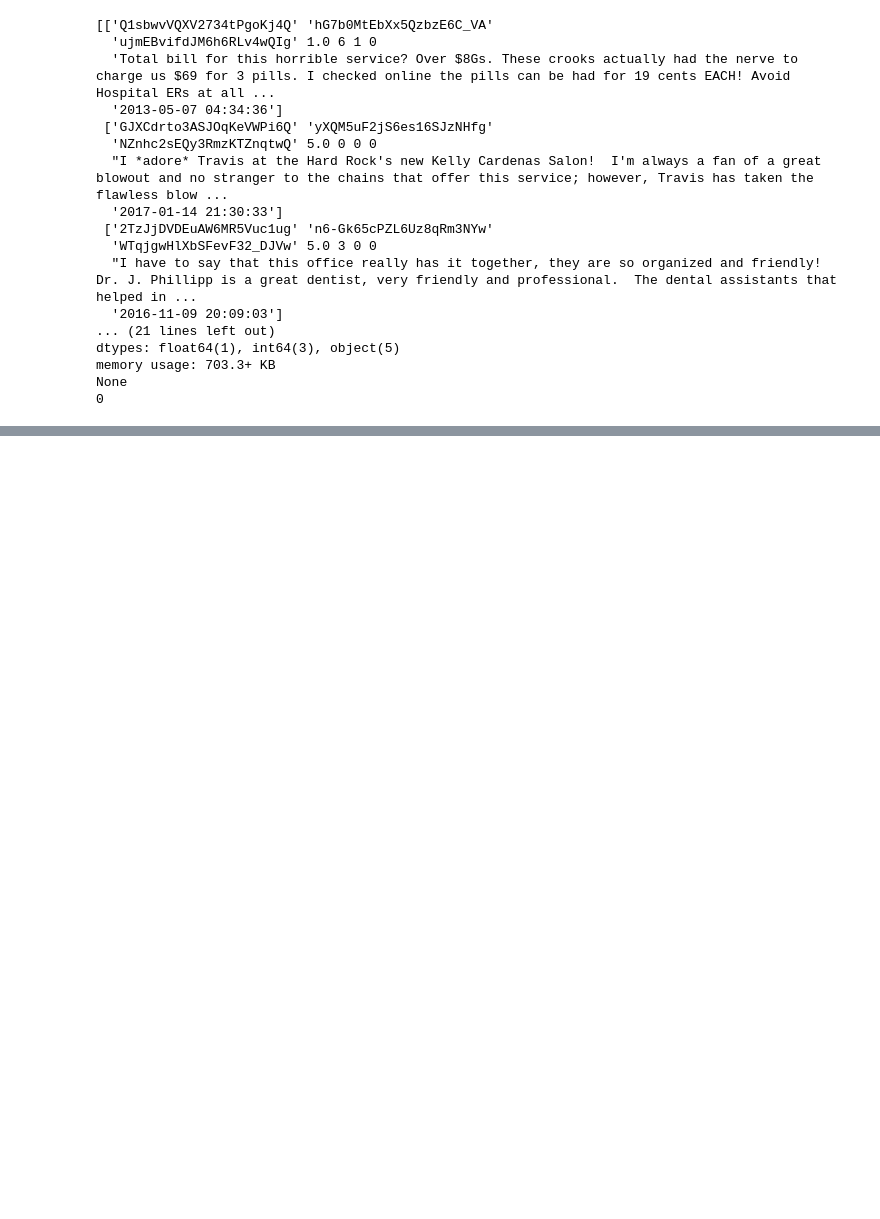
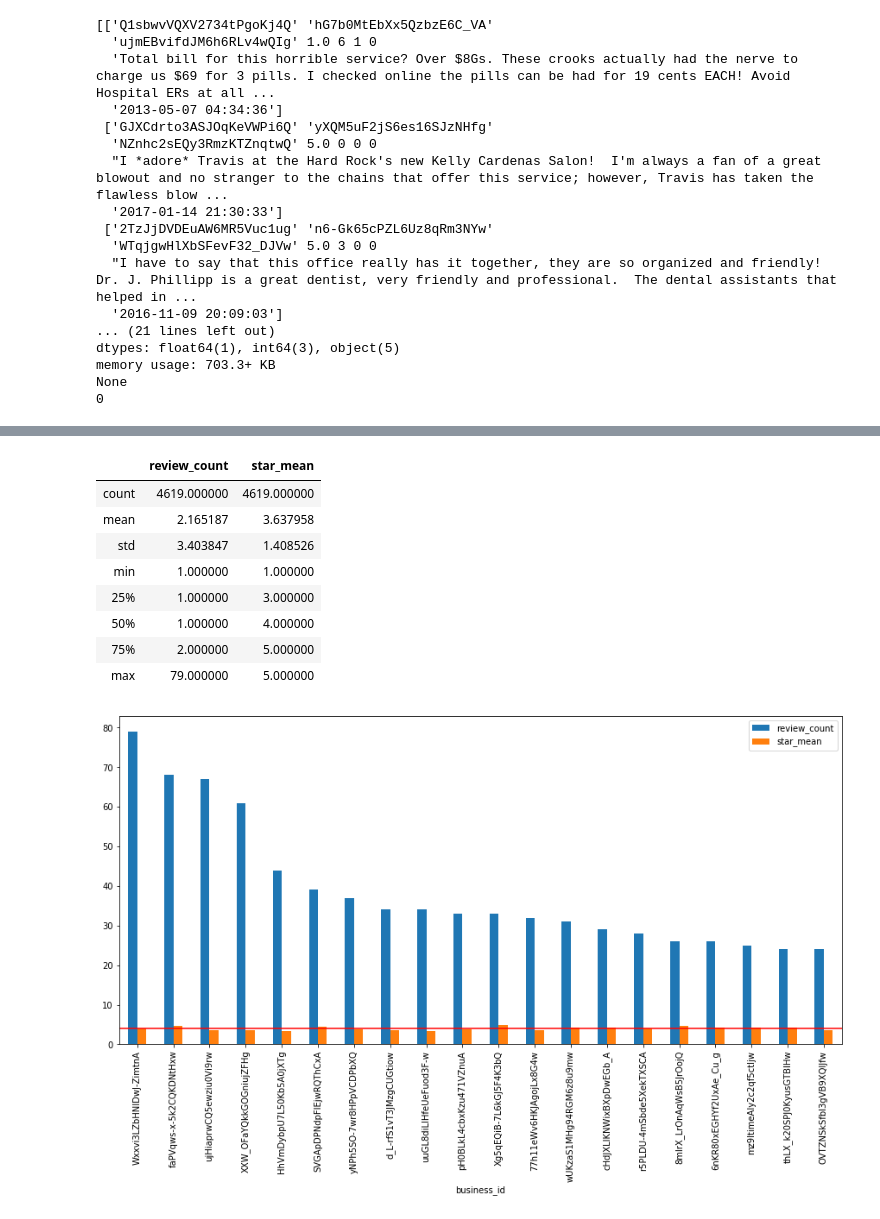
Before and after one commit to iwiszhou/ML1010-final-project, a Jupyter notebook: yelp-dataset-nlp.ipynb, the cells around one changed output, grey strips where cells are left out. Cells and saved outputs as stored; diff of their text form; code cells hidden in the pictures; blank space fills up the shorter version.

```diff
--- a/yelp-dataset-nlp.ipynb
+++ b/yelp-dataset-nlp.ipynb
@@ -129,0 +243,23 @@ None
+# %%
+# This graph not really can tell too much. Let's sum the stars and count the review id for each business and plot.
+df_gby_business = df.groupby("business_id", as_index=False).agg({"review_id": "count", "stars": "mean"}).rename(
+    columns={"stars": "star_mean", "review_id": "review_count"}).sort_values("review_count", ascending=False)
+df_gby_business[0:20].plot(kind="bar", x="business_id", y=["review_count", "star_mean"], figsize=(15, 7)).axhline(y=4,
+                                                                                                                  color='r',
+                                                                                                                  linestyle='-')
+df_gby_business[-20:].plot(kind="bar", x="business_id", y=["review_count", "star_mean"], figsize=(15, 7)).axhline(y=4,
+                                                                                                                  color='r',
+                                                                                                                  linestyle='-')
+
+df_gby_business.describe()
+# %% [output]
+|  | review_count | star_mean |
+| count | 4619.000000 | 4619.000000 |
+| mean | 2.165187 | 3.637958 |
+| std | 3.403847 | 1.408526 |
+| min | 1.000000 | 1.000000 |
+| 25% | 1.000000 | 3.000000 |
+| 50% | 1.000000 | 4.000000 |
+| 75% | 2.000000 | 5.000000 |
+| max | 79.000000 | 5.000000 |
+[figure, added]
```
Also changed, not shown: parts of 87 cells of this notebook, 1 other file.
